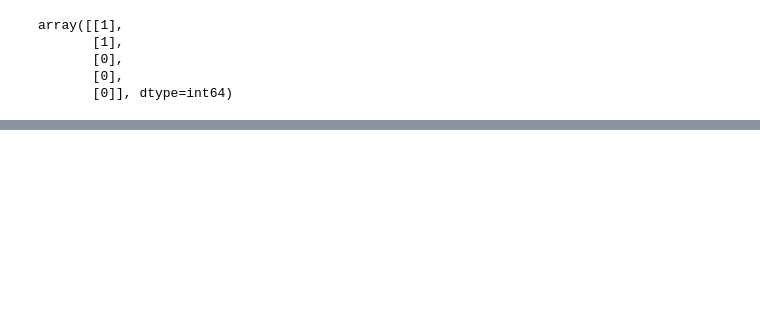
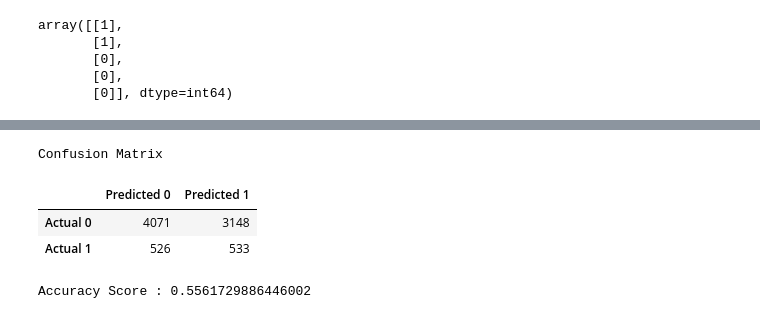
Before and after one commit to lilstanli/project4-team1, a Jupyter notebook: model_engineering_logistic_regression.ipynb, the cells around one changed output, grey strips where cells are left out. Drawn from its saved outputs; the diff is of its cells as text; code cells hidden in the pictures; blank space fills up the shorter version.

```diff
--- a/model_engineering_logistic_regression.ipynb
+++ b/model_engineering_logistic_regression.ipynb
@@ -176,0 +273,10 @@ weighted avg       0.76      0.87      0.82      8278
+# %%
+param_grid = {
+    'C': [0.001, 0.01, 0.1, 1, 10, 100],
+    'class_weight': ["balanced"],
+    'tol': [0.000001, 0.000005, 0.00001, 0.0001, 0.001],
+    'penalty':["l2", "none"],
+    'solver':["lbfgs", "newton-cg", "saga"],
+    'max_iter': [50, 100, 150, 200, 550]
+}
+param_grid
@@ -176,0 +290,5 @@ weighted avg       0.76      0.87      0.82      8278
+# %%
+grid_clf = GridSearchCV(logistic_regression_model, param_grid, verbose=3)
+# Fit the model by using the grid search classifier.
+# This will take the LogisticRegression model and try each combination of parameters.
+grid_clf.fit(X_train_scaled, y_train)
@@ -176,0 +343,3 @@ weighted avg       0.76      0.87      0.82      8278
+# %%
+# Make predictions with the hypertuned model
+predictions = grid_clf.predict(X_test_scaled)
@@ -176,0 +359,17 @@ weighted avg       0.76      0.87      0.82      8278
+# %%
+# Generate a confusion matrix for the model
+testing_matrix = confusion_matrix(y_test, predictions)
+testing_matrix_df = pd.DataFrame(
+    testing_matrix, index=["Actual 0", "Actual 1"], columns=["Predicted 0", "Predicted 1"]
+)
+print("Confusion Matrix")
+display(testing_matrix_df)
+# Calculating the accuracy score
+accuracy_score1 = accuracy_score(y_test, predictions)
+print(f"Accuracy Score : {accuracy_score1}")
+# %% [output]
+Confusion Matrix
+|  | Predicted 0 | Predicted 1 |
+| Actual 0 | 4071 | 3148 |
+| Actual 1 | 526 | 533 |
+Accuracy Score : 0.5561729886446002
```
Also changed, not shown: parts of 26 cells of this notebook.
